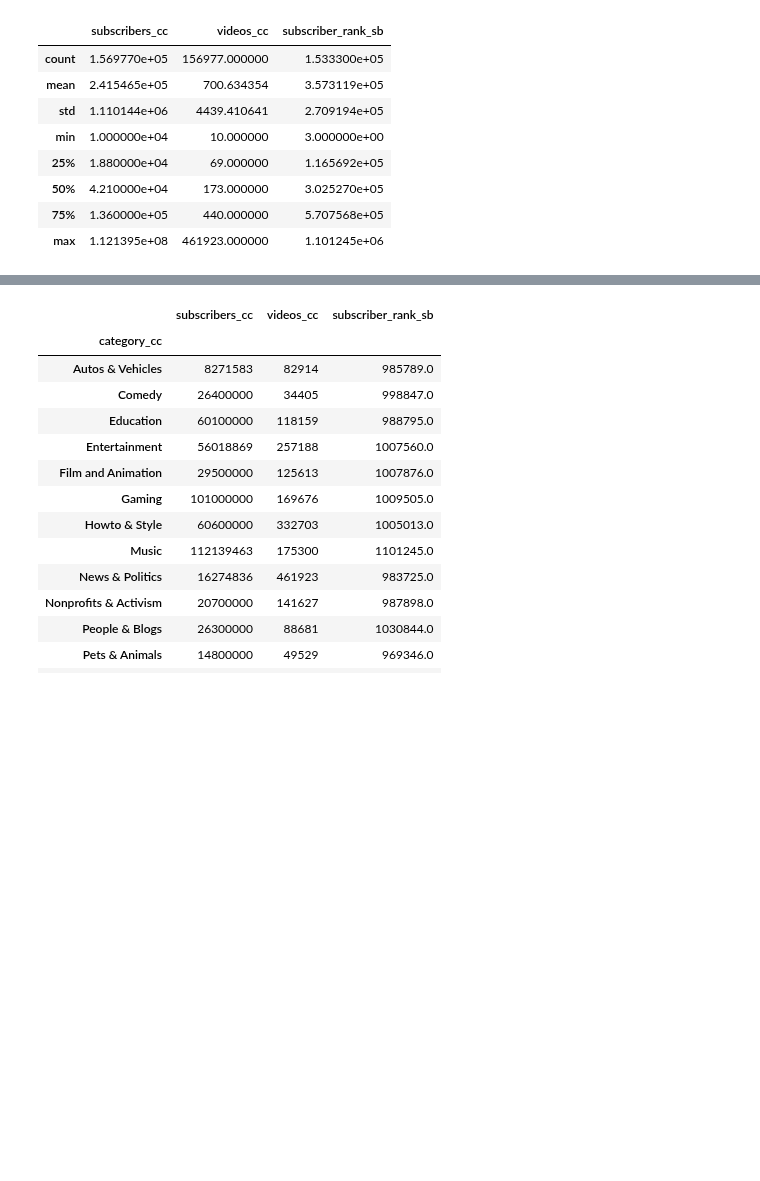
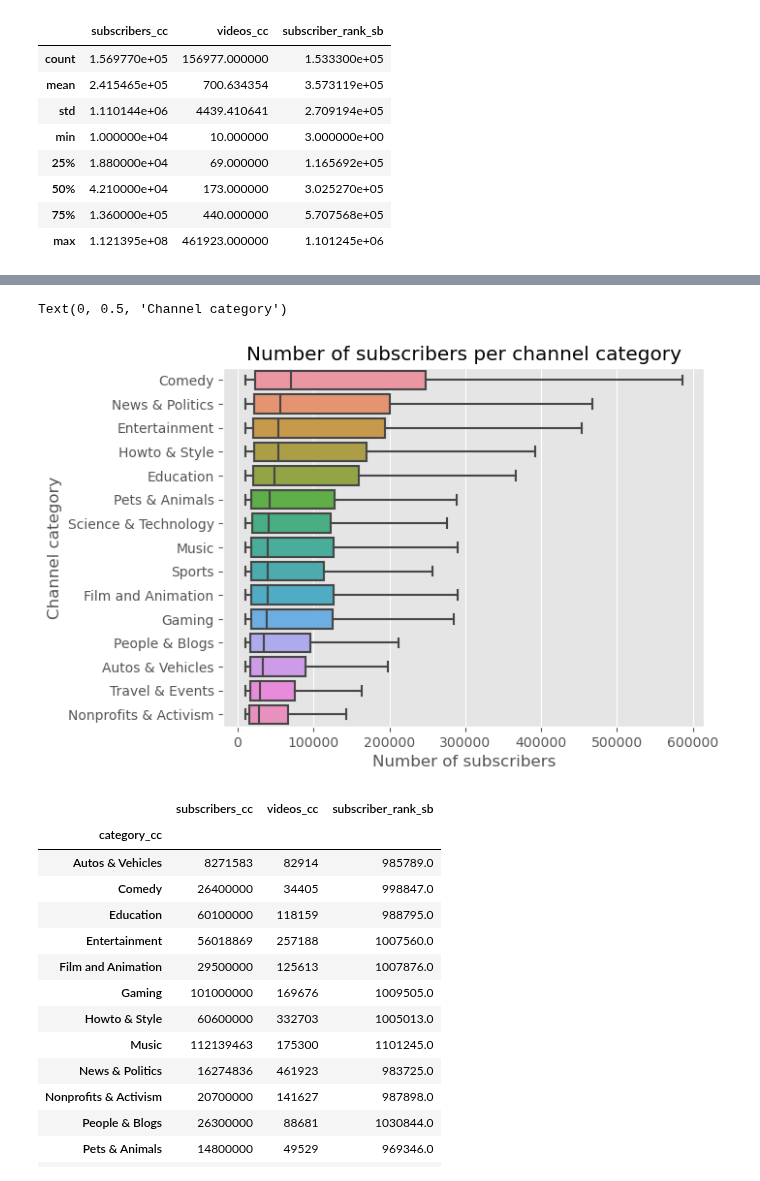
Before and after one commit to epfl-ada/ada-2022-project-fraisetagada, a Jupyter notebook: project.ipynb, the cells around one changed output, grey strips where cells are left out. Cells and saved outputs as stored; diff of their text form; code cells hidden in the pictures; blank space fills up the shorter version.

```diff
--- a/project.ipynb
+++ b/project.ipynb
@@ -53,3 +65,18 @@ sns.boxplot(data=df, x=df.subscribers_cc, y=df.category_cc, showfliers = False)
+# %%
+# Order the channels by the number of subscribers per category
+grouped = df.loc[:,['category_cc', 'subscribers_cc']] \
+    .groupby('category_cc') \
+    .median() \
+    .sort_values(by='subscribers_cc', ascending=False)
+
+# Plot the categories
+sns.boxplot(data=df, x=df.subscribers_cc, y=df.category_cc, order=grouped.index, showfliers = False)
+plt.title('Number of subscribers per channel category')
+plt.xlabel('Number of subscribers')
+plt.ylabel('Channel category')
+# %% [output]
+Text(0, 0.5, 'Channel category')
+[figure, added]
 # %%
 df.groupby("category_cc").max("subscriber_cc")
 # %% [output]
```
Also changed, not shown: parts of 11 cells of this notebook, 1 other file.
